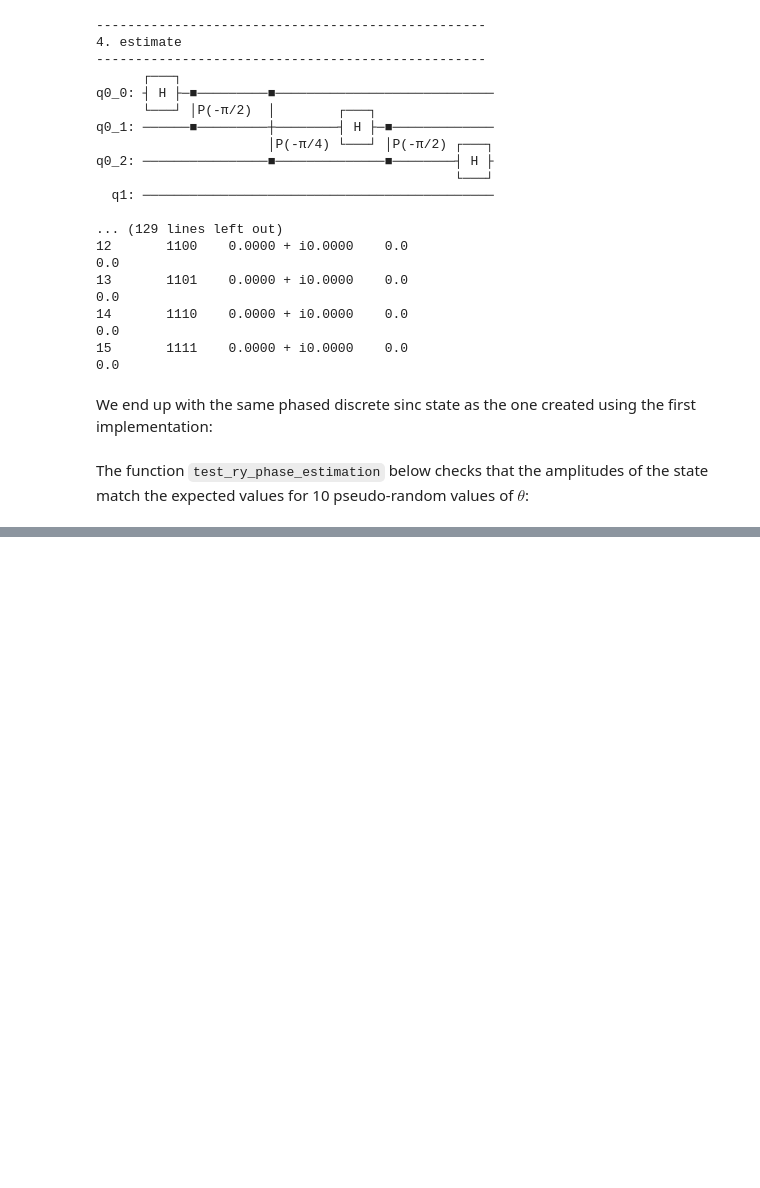
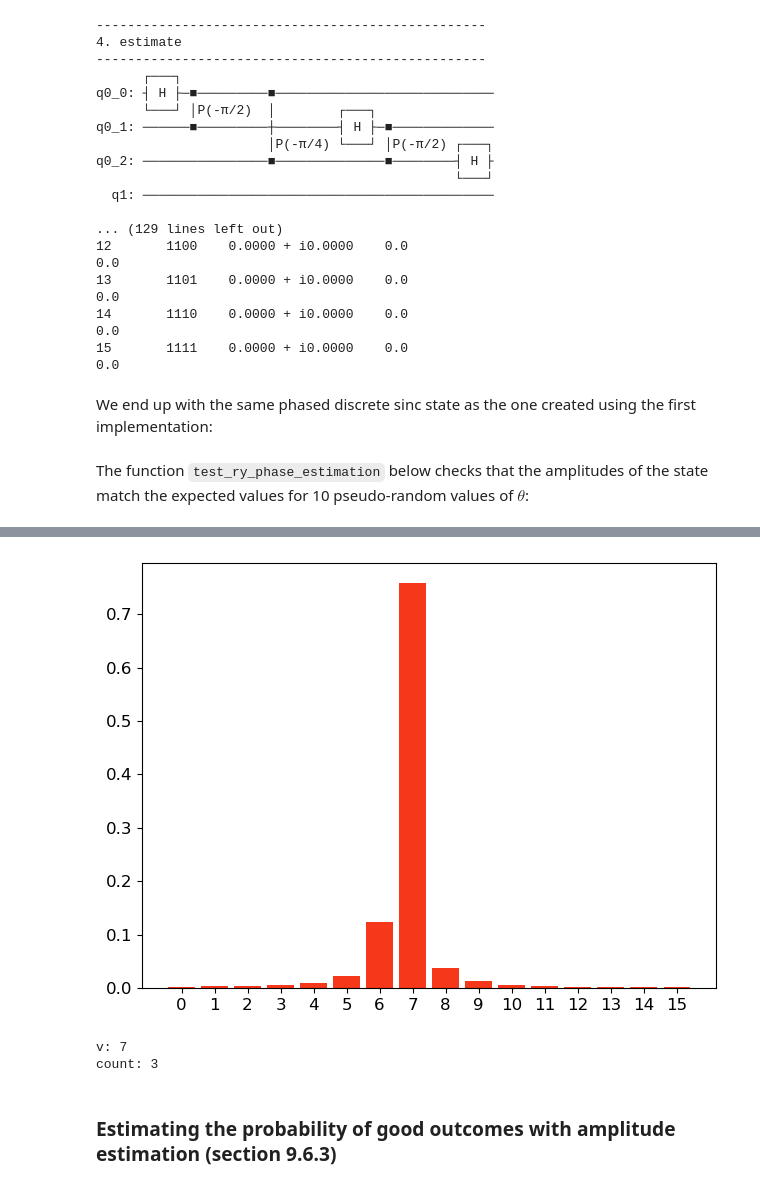
Before and after one commit to learnqc/code, a Jupyter notebook: src/ch09/ch09.ipynb, the cells around one changed output, grey strips where cells are left out. Cells and saved outputs as stored; diff of their text form; code cells hidden in the pictures; blank space fills up the shorter version.

```diff
--- a/src/ch09/ch09.ipynb
+++ b/src/ch09/ch09.ipynb
@@ -511,0 +512,22 @@ test_ry_phase_estimation_no_eigen()
+# %%
+probs_half = [2*probs[k] for k in range(len(probs)//2 + 1, len(probs))]
+probs_half = [1 - sum(probs_half)] + probs_half # Set the probability of outcome 0 to be the remainder
+
+plot_bars(list_to_dict(probs_half, False), '', '', '')
+# %% [output]
+[figure, added]
+# %%
+import numpy as np
+from math import sin
+
+v = np.argmax(probs[int(len(probs)/2):])
+print('v:', v)
+count = int(2**m*sin(7*pi/2**n)**2)
+print('count:', count)
+
+assert(count == len(items)) # In this example we know the count should be equal to the number of good outcomes
+# %% [output]
+v: 7
+count: 3
+# %% [markdown]
+### Estimating the probability of good outcomes with amplitude estimation (section 9.6.3)
```
Also changed, not shown: parts of 42 cells of this notebook, 16 other files.
